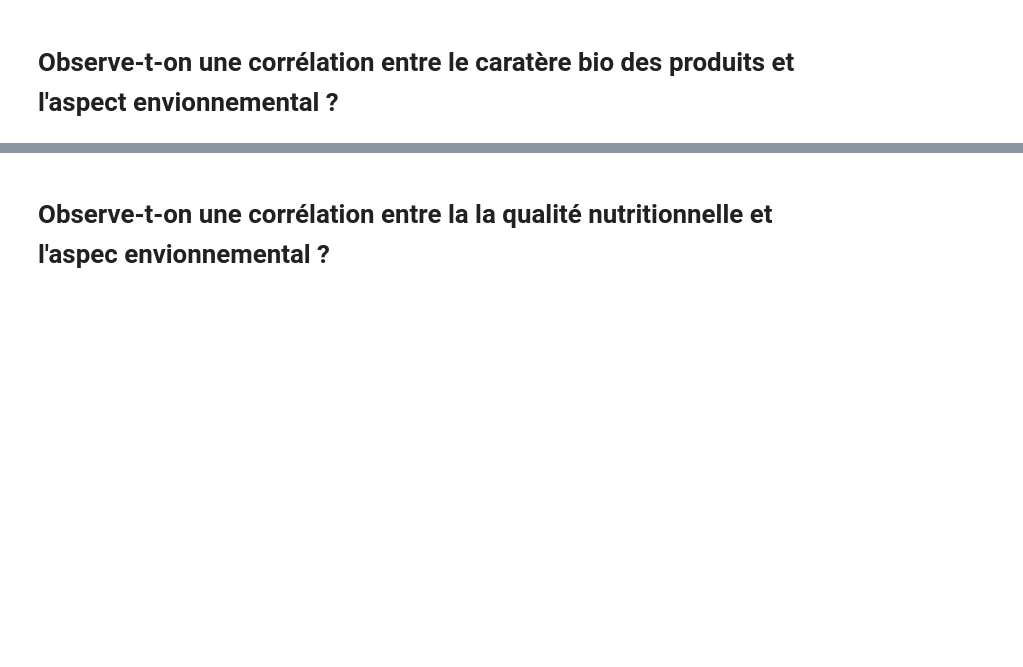
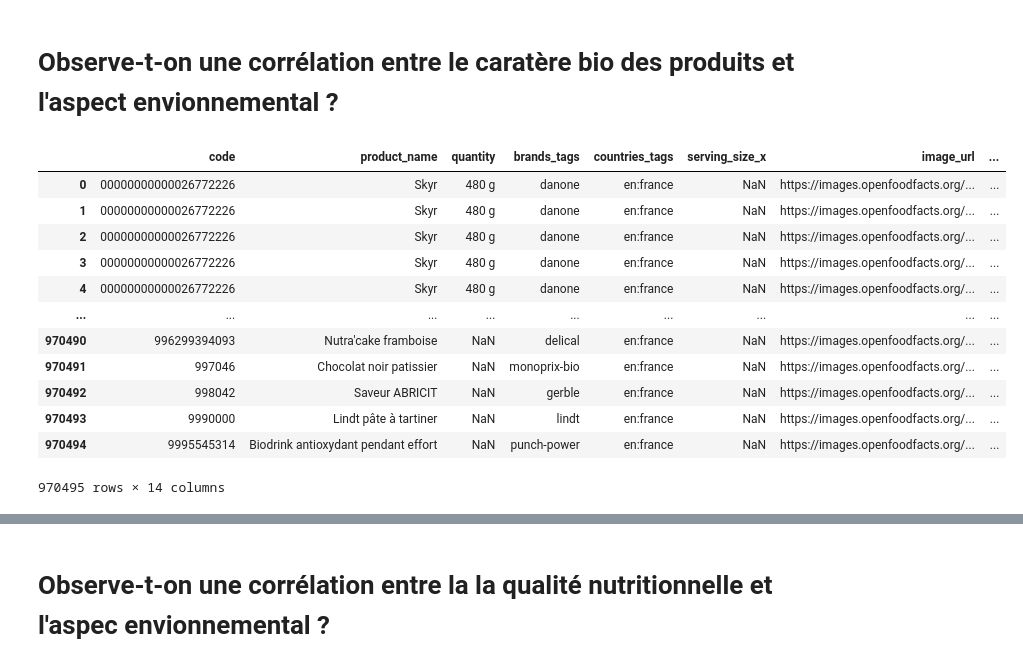
Before and after one commit to GrandMarabout/Analyse-UFC-que-choisir, a Jupyter notebook: Projet sur l'analyse de la qualité des produits alimentaires-Copy1.ipynb, the cells around one changed output, grey strips where cells are left out. Drawn from its saved outputs; the diff is of its cells as text; code cells hidden in the pictures; blank space fills up the shorter version.

```diff
--- a/Projet sur l'analyse de la qualité des produits alimentaires-Copy1.ipynb
+++ b/Projet sur l'analyse de la qualité des produits alimentaires-Copy1.ipynb
@@ -816,2 +860,24 @@ indep
 # %% [markdown]
 # Observe-t-on une corrélation entre le caratère bio des produits et l'aspect envionnemental ?
+# %%
+env_b = env[env.brands_tags.notna()].copy()
+env_b = env_b[env.product_name.notna()]
+env_b['ecoscore_grade'].replace('unknown', np.NaN, inplace = True)
+env_b['ecoscore_grade'].replace('not-applicable', np.NaN, inplace = True)
+
+correl_bio_env = env_b.merge(bio, how= "inner", on= ["brands_tags","product_name"], indicator = "merge")
+correl_bio_env
+# %% [output]
+|  | code | product_name | quantity | brands_tags | countries_tags | serving_size_x | image_url | ... |
+| 0 | 00000000000026772226 | Skyr | 480 g | danone | en:france | NaN | https://images.openfoodfacts.org/... | ... |
+| 1 | 00000000000026772226 | Skyr | 480 g | danone | en:france | NaN | https://images.openfoodfacts.org/... | ... |
+| 2 | 00000000000026772226 | Skyr | 480 g | danone | en:france | NaN | https://images.openfoodfacts.org/... | ... |
+| 3 | 00000000000026772226 | Skyr | 480 g | danone | en:france | NaN | https://images.openfoodfacts.org/... | ... |
+| 4 | 00000000000026772226 | Skyr | 480 g | danone | en:france | NaN | https://images.openfoodfacts.org/... | ... |
+| ... | ... | ... | ... | ... | ... | ... | ... | ... |
+| 970490 | 996299394093 | Nutra'cake framboise | NaN | delical | en:france | NaN | https://images.openfoodfacts.org/... | ... |
+| 970491 | 997046 | Chocolat noir patissier | NaN | monoprix-bio | en:france | NaN | https://images.openfoodfacts.org/... | ... |
+| 970492 | 998042 | Saveur ABRICIT | NaN | gerble | en:france | NaN | https://images.openfoodfacts.org/... | ... |
+| 970493 | 9990000 | Lindt pâte à tartiner | NaN | lindt | en:france | NaN | https://images.openfoodfacts.org/... | ... |
+| 970494 | 9995545314 | Biodrink antioxydant pendant effort | NaN | punch-power | en:france | NaN | https://images.openfoodfacts.org/... | ... |
+970495 rows × 14 columns
```
Also changed, not shown: parts of 20 cells of this notebook.
